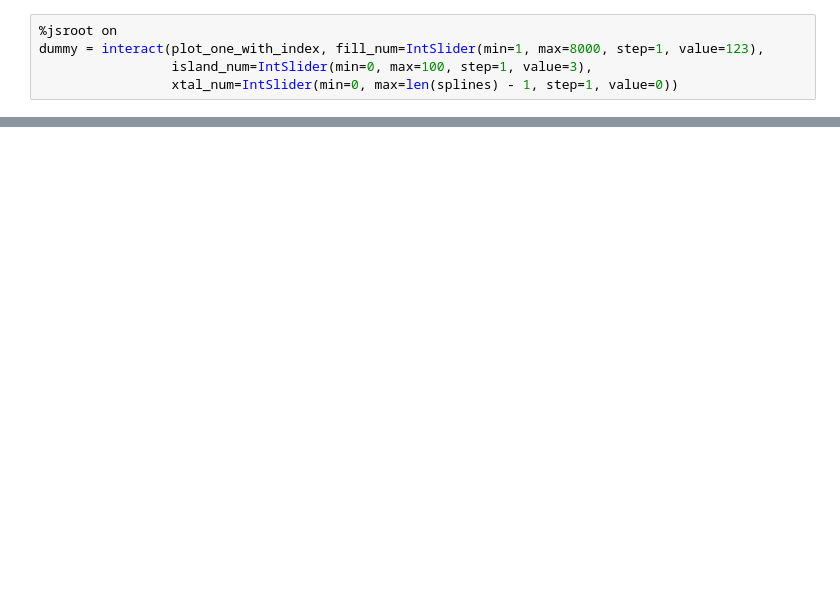
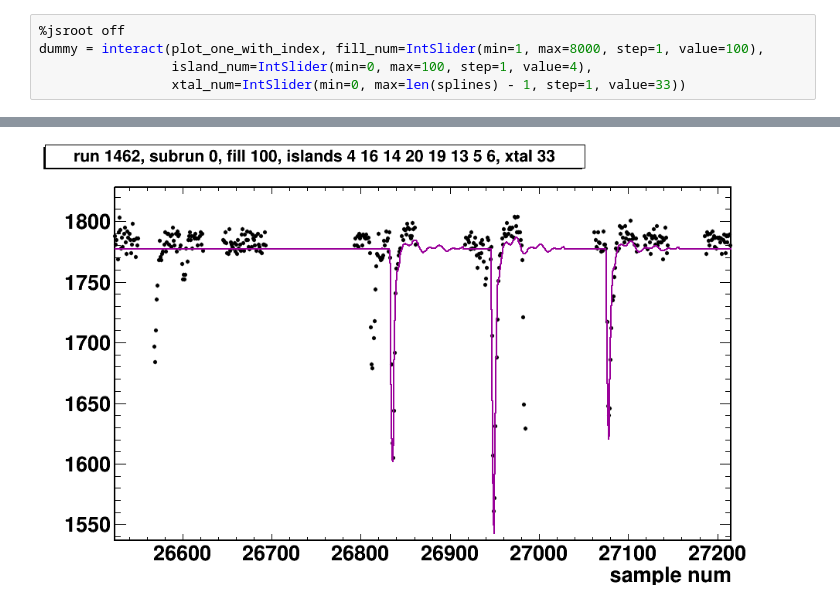
Before and after one commit to atfienberg/fitDisplay, a Jupyter notebook: islandFitDisplay.ipynb, the cells around one changed output, grey strips where cells are left out. Cells and saved outputs as stored; diff of their text form; blank space fills up the shorter version.

```diff
--- a/islandFitDisplay.ipynb
+++ b/islandFitDisplay.ipynb
@@ -129,8 +130,8 @@ def plot_grid_with_index(fill_num, island_num):
     else:
         print('entry not found in index')
 # %%
-%jsroot on
-dummy = interact(plot_one_with_index, fill_num=IntSlider(min=1, max=8000, step=1, value=123),
-                 island_num=IntSlider(min=0, max=100, step=1, value=3),
-                 xtal_num=IntSlider(min=0, max=len(splines) - 1, step=1, value=0))
+%jsroot off
+dummy = interact(plot_one_with_index, fill_num=IntSlider(min=1, max=8000, step=1, value=100),
+                 island_num=IntSlider(min=0, max=100, step=1, value=4),
+                 xtal_num=IntSlider(min=0, max=len(splines) - 1, step=1, value=33))
 # %% [output]
@@ -138,2 +138,3 @@ dummy = interact(plot_one_with_index, fill_num=IntSlider(min=1, max=8000, step=1
+[figure, added]
 # %%
 %jsroot off
```
Also changed, not shown: parts of 7 cells of this notebook, 4 other files.
